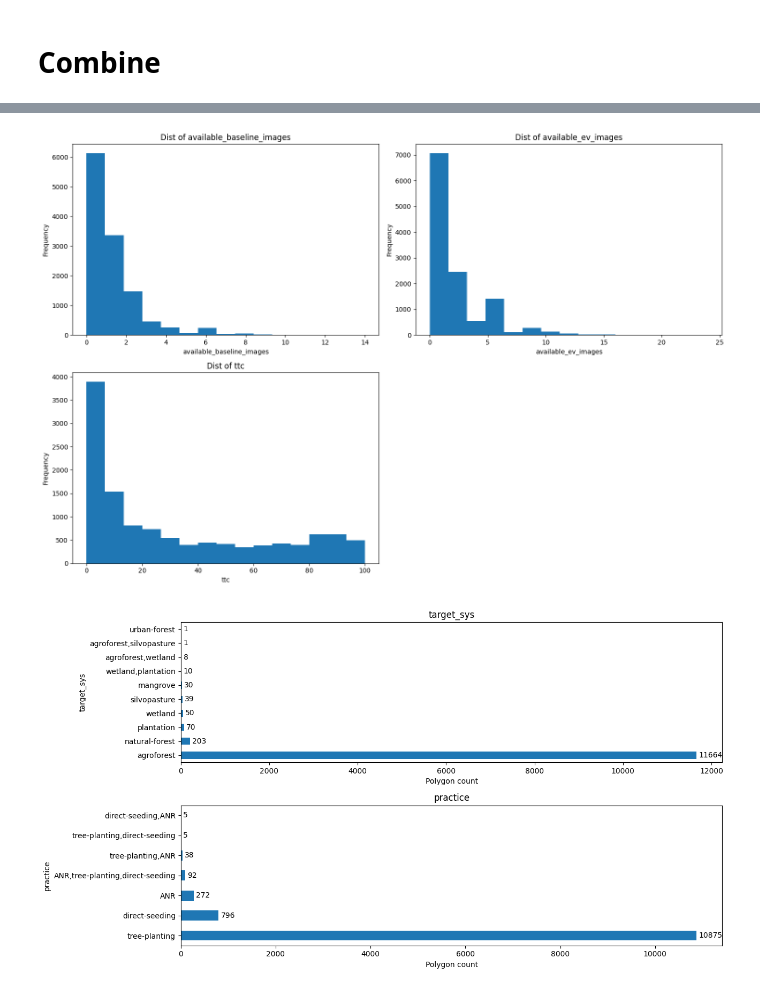
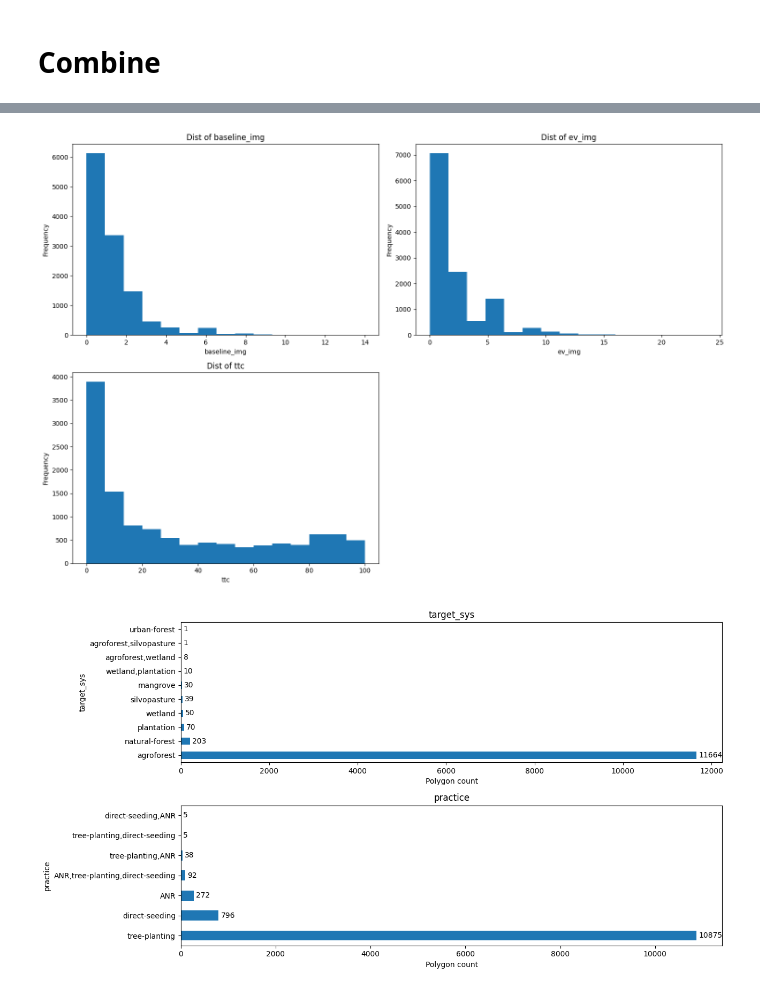
Before and after one commit to wri/decision-tree, a Jupyter notebook: notebooks/decision_tree.ipynb, the cells around one changed output, grey strips where cells are left out. Drawn from its saved outputs; the diff is of its cells as text; code cells hidden in the pictures.

```diff
--- a/notebooks/decision_tree.ipynb
+++ b/notebooks/decision_tree.ipynb
@@ -97,7 +104,7 @@ ft_poly.shape[0] - ft_poly_new.shape[0]
 20
 # %%
 # there are still some dups, likely bc of slope and aspect
-columns_to_match = ['project', 'sitename', 'poly_name', 'plantstart', 'area_ha']
+columns_to_match = ['Project', 'SiteName', 'poly_name', 'plantstart', 'Area_ha']
 dups = ft_poly_new.duplicated(subset=columns_to_match, keep=False)
 display(dups.value_counts())
 ft_poly_new = ft_poly_new.drop_duplicates(subset=columns_to_match)
@@ -149,3 +155,5 @@ Name: count, dtype: int64
 # Combine
 # %%
 inter = pd.merge(ft_poly_new, ttc, on=['project', 'sitename', 'poly_name'])
+inter = inter.rename(columns={'available_baseline_images': 'baseline_img',
+                              'available_ev_images':'ev_img'})
@@ -181,20 +190,20 @@ inter['practice'] = inter['practice'].str.replace(r'\bassisted-natural-regenerat
 # %%
-columns = ['available_baseline_images',
-          'available_ev_images',
+columns = ['baseline_img',
+          'ev_img',
           'ttc']
 num_plots = len(columns)
 fig, axes = plt.subplots(2, (num_plots // 2 + num_plots % 2), figsize=(15, 10))
 axes = axes.flatten()
 for i, col in enumerate(columns):
     inter[col].plot(kind='hist', bins=15, ax=axes[i], title=f'Dist of {col}')
     axes[i].set_xlabel(col)
     axes[i].set_ylabel('Frequency')
 # Remove any empty subplots
 for j in range(len(columns), len(axes)):
     fig.delaxes(axes[j])
 plt.tight_layout()
 # %% [output]
-[figure, old version]
+[figure, new version]
 # %%
 columns = ['target_sys', 'practice']
 num_plots = len(columns)
```
Also changed, not shown: parts of 27 cells of this notebook.
